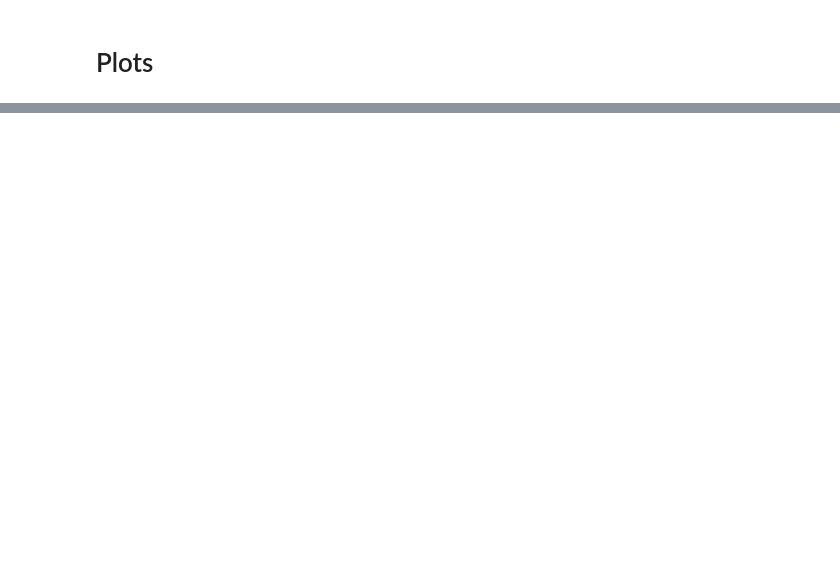
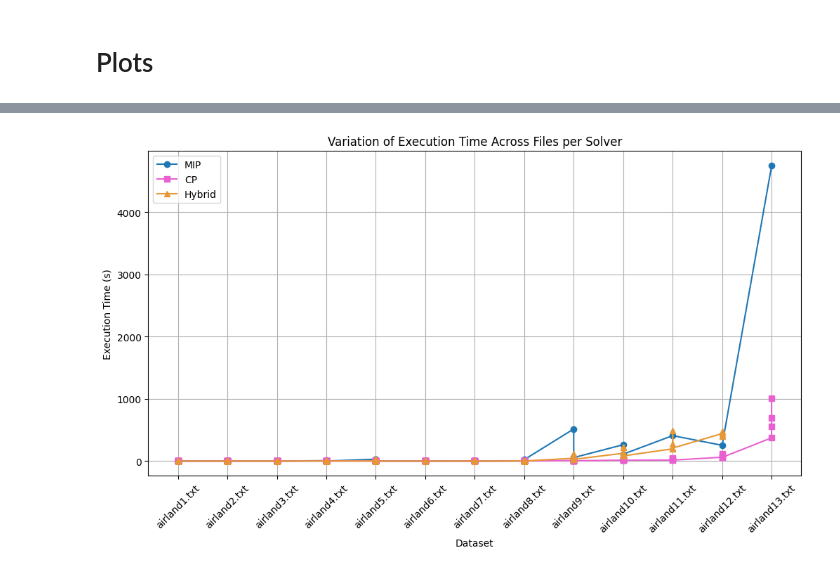
Before and after one commit to Mariana-rc01/ConstraintPlanes, a Jupyter notebook: src/mariana_metrics_plots.ipynb, the cells around one changed output, grey strips where cells are left out. Saved outputs shown, nothing was run; the diff lists cells and outputs as text; code cells hidden in the pictures; blank space fills up the shorter version.

```diff
--- a/src/mariana_metrics_plots.ipynb
+++ b/src/mariana_metrics_plots.ipynb
@@ -384,0 +432,20 @@ The default of observed=False is deprecated and will be changed to True in a fut
+# %%
+plt.figure(figsize=(12, 6))
+for solver in df_selected["Solver"].unique():
+    data = df_selected[df_selected["Solver"] == solver]
+    plt.plot(data["Dataset"],
+             data["Time (s)"],
+             marker=markers[solver],
+             linestyle='-',
+             label=solver,
+             color=solver_colors[solver])
+
+plt.xlabel("Dataset")
+plt.ylabel("Execution Time (s)")
+plt.title("Variation of Execution Time Across Files per Solver")
+plt.xticks(rotation=45)
+plt.grid(True)
+plt.legend()
+plt.show()
+# %% [output]
+[figure, added]
```
Also changed, not shown: parts of 13 cells of this notebook.
